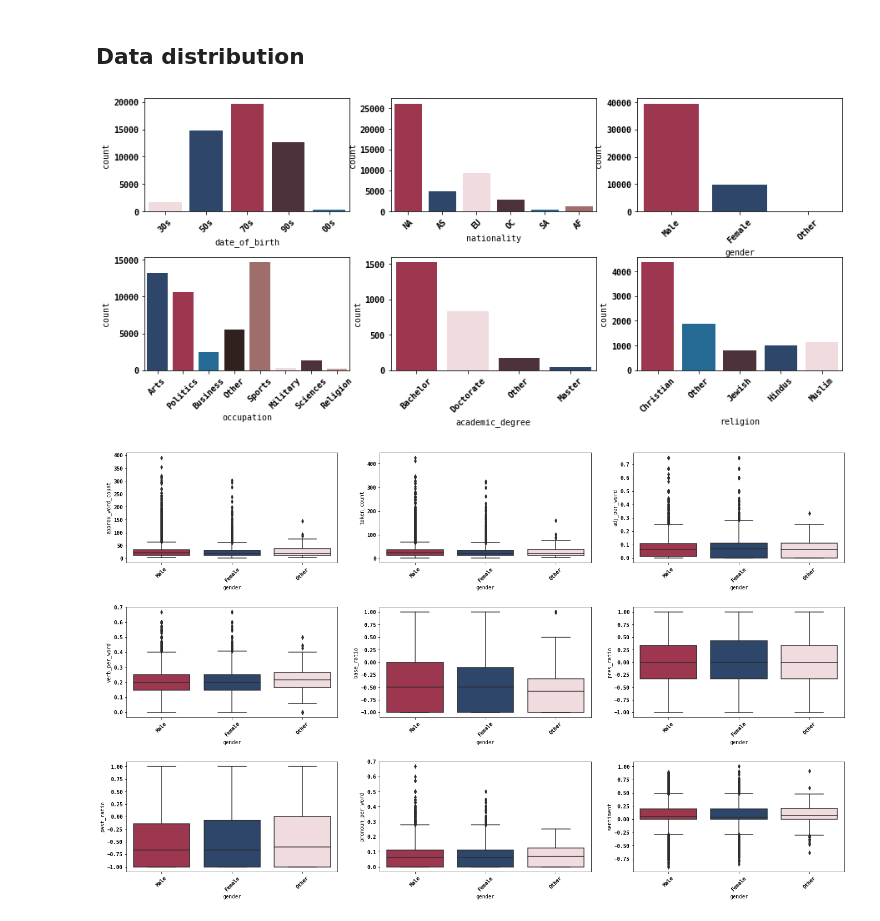
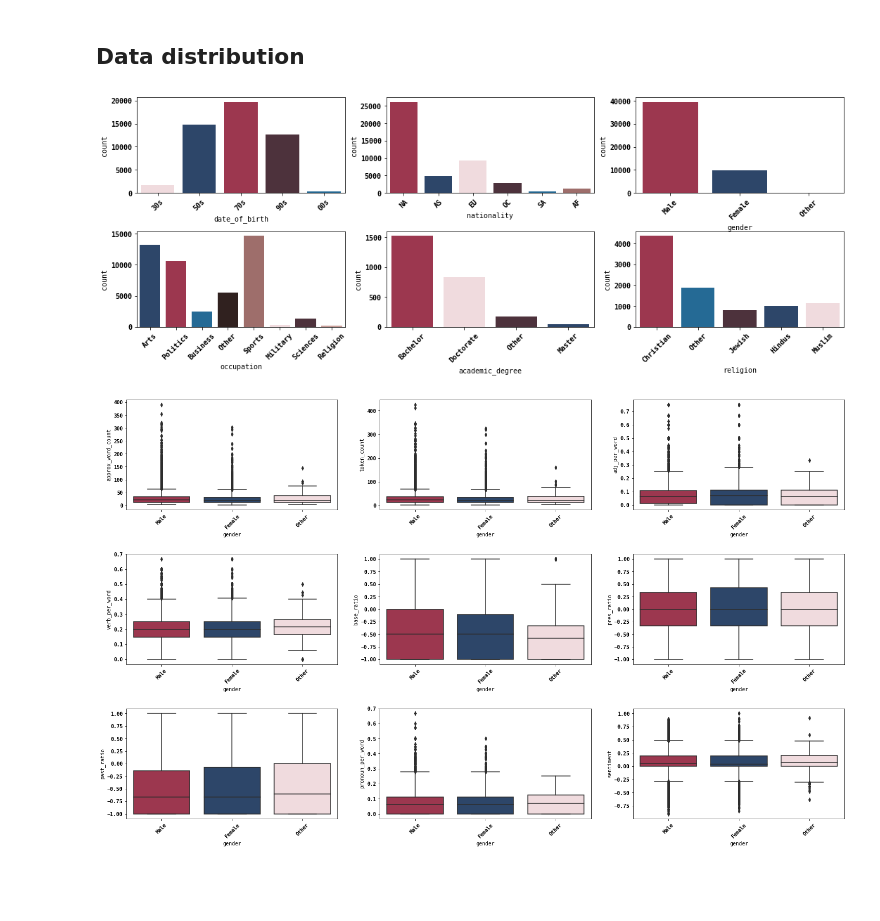
Before and after one commit to epfl-ada/ada-2021-project-r-o-c-k, a Jupyter notebook: src/language/feature_exploration.ipynb, the cells around one changed output. Drawn from its saved outputs; the diff is of its cells as text; code cells hidden in the pictures; blank space fills up the shorter version.

```diff
--- a/src/language/feature_exploration.ipynb
+++ b/src/language/feature_exploration.ipynb
@@ -149,28 +149,30 @@ df.head(5)
 ## Data distribution
 # %%
 # many lexical features, we visualize distributions for some of them
-ft_visualize = ['approx_word_count', 'token_count', 'adj_per_word', 'verb_per_word', 'base_ratio', 'pres_ratio',\
+ft_visualize = ['approx_word_count', 'token_count', 'adj_per_word', 'verb_per_word', 'base_ratio', 'pres_ratio',
                 'past_ratio', 'pronoun_per_word', 'sentiment']
 
-fig, ax = plt.subplots(2, 3,figsize=(15, 6))
+fig, ax = plt.subplots(2, 3,figsize=(18, 6))
 fig.subplots_adjust(hspace=.4)
 count = 0
 
 # set color properties
 palettes = [palette_generation, palette_continent, palette_gender, palette_occupation, palette_degree, palette_religion]
 setProperties()
 
 for row in range(2):
     for col in range(3):
         if ft_speaker[count] == 'date_of_birth':
             sns.countplot(data=df, x=ft_speaker[count], ax=ax[row, col], order=["30s","50s","70s","90s","00s"],palette=palettes[count])
         else:
             sns.countplot(data=df, x=ft_speaker[count], ax=ax[row, col], palette=palettes[count])
         ax[row,col].tick_params(axis='x', rotation=45)
         count += 1
+
+plt.savefig("sample_distribution.png", dpi=300,bbox_inches="tight")
 plt.show()
 # %% [output]
-[figure, old version]
+[figure, new version]
 # %%
 mean_boxplots(df, plot_by='gender', features=ft_visualize, palette = palette_gender)
 # %% [output]
```
Also changed, not shown: parts of 1 cell of this notebook, 9 other files.
